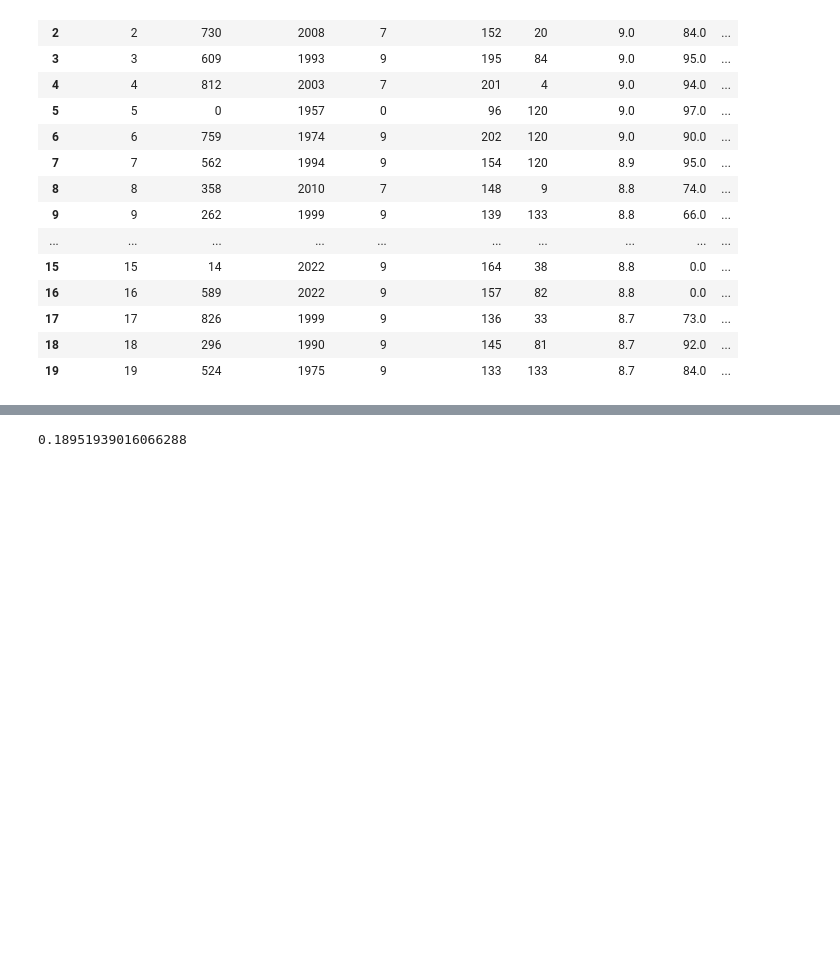
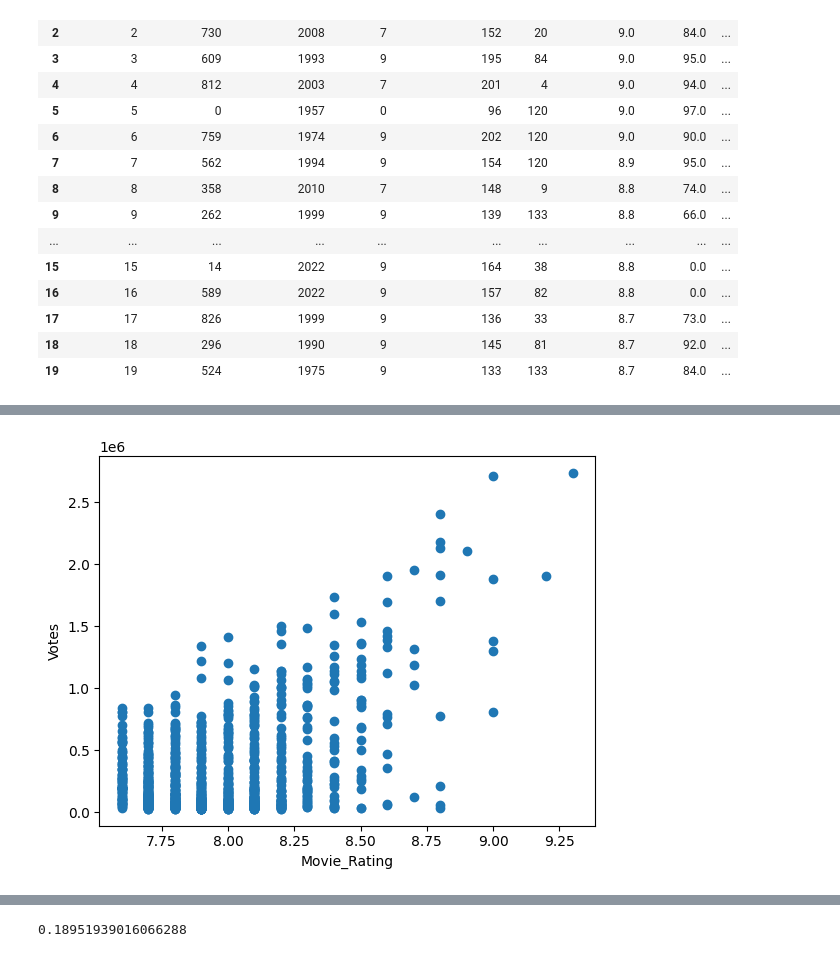
Before and after one commit to Skywoodthefifth/Web-Scraping, a Jupyter notebook: Model.ipynb, the cells around one changed output, grey strips where cells are left out. Saved outputs shown, nothing was run; the diff lists cells and outputs as text; code cells hidden in the pictures; blank space fills up the shorter version.

```diff
--- a/Model.ipynb
+++ b/Model.ipynb
@@ -149,0 +167,7 @@ df.head(20)
+# %%
+plt.scatter(df['Movie_Rating'], df['Votes'])
+plt.xlabel("Movie_Rating")
+plt.ylabel("Votes")
+plt.show()
+# %% [output]
+[figure, added]
```
Also changed, not shown: parts of 16 cells of this notebook.
